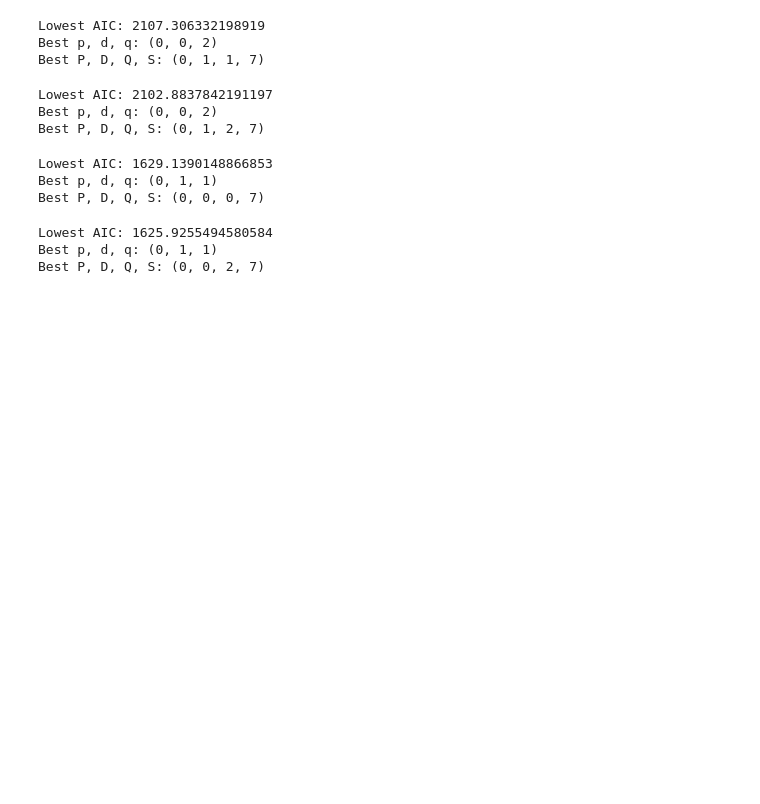
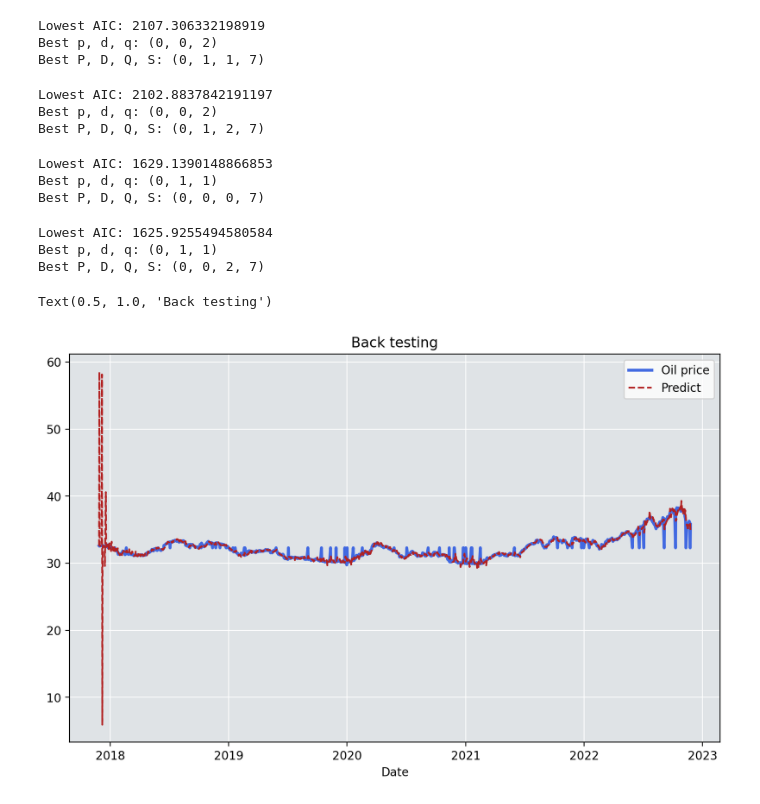
Before and after one commit to sattawat61/Thai-Baht-to-U.S.-Dollar-Spot-Exchange-Rate, a Jupyter notebook: Exchange.ipynb, the cells around one changed output. Saved outputs shown, nothing was run; the diff lists cells and outputs as text; code cells hidden in the pictures; blank space fills up the shorter version.

```diff
--- a/Exchange.ipynb
+++ b/Exchange.ipynb
@@ -144,3 +144,23 @@ Best P, D, Q, S: (0, 0, 0, 7)
 Lowest AIC: 1625.9255494580584
 Best p, d, q: (0, 1, 1)
 Best P, D, Q, S: (0, 0, 2, 7)
+# %%
+#Prediction
+pred = model.predict()
+df['predict'] = pred
+df['predict'][0] = df['price'][0]
+#Fix missing first prediction date due to first different
+
+#Back testing
+plt.figure(figsize = (10,6))
+ax = plt.axes()
+ax.set_facecolor('#dfe3e6')
+plt.grid(color = 'w')
+plt.plot(df['price'], c = 'royalblue', linewidth = 2.5, label = 'Oil price')
+plt.plot(df['predict'], c = 'firebrick', linestyle = '--', label = 'Predict')
+plt.xlabel('Date')
+plt.legend()
+plt.title('Back testing')
+# %% [output]
+Text(0.5, 1.0, 'Back testing')
+[figure, added]
```
Also changed, not shown: parts of 2 cells of this notebook.
